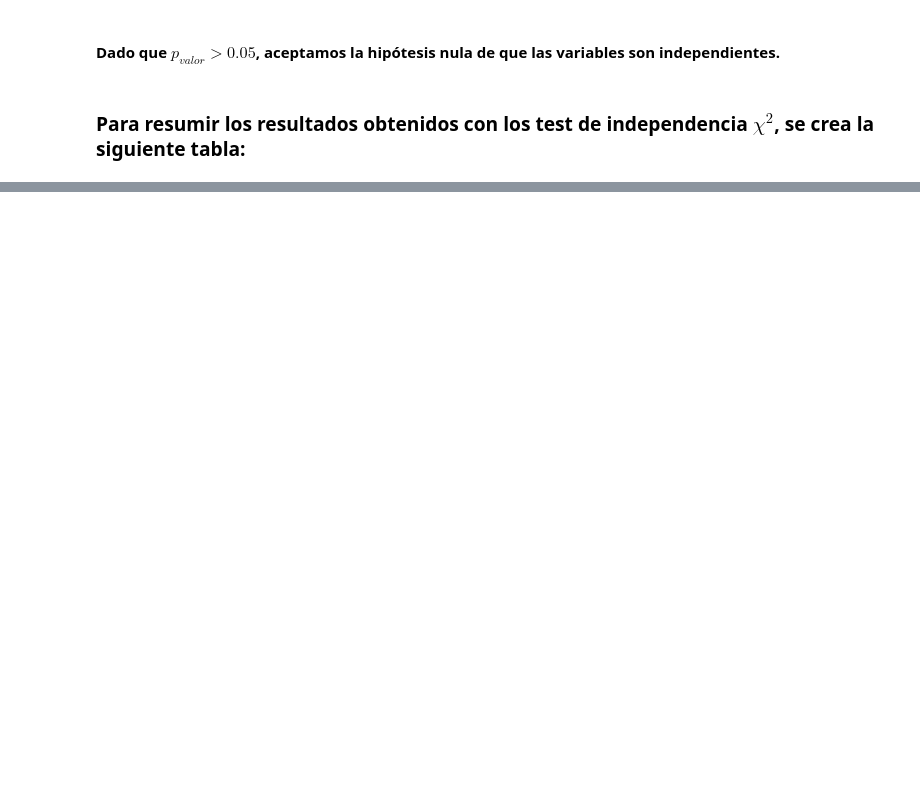
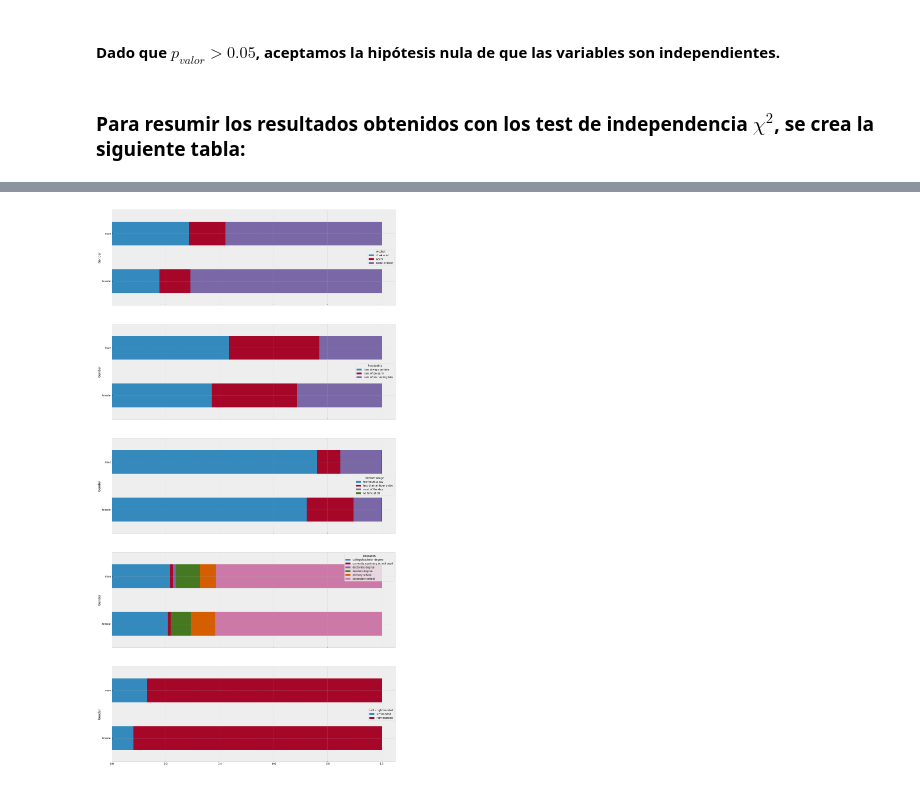
Before and after one commit to tyncho08/DiploDatos, a Jupyter notebook: Laboratorio 2/notebook_laboratorio_2.ipynb, the cells around one changed output, grey strips where cells are left out. Cells and saved outputs as stored; diff of their text form; code cells hidden in the pictures; blank space fills up the shorter version.

Commit message:
Agrego graficos de las variables de interes

```diff
--- a/Laboratorio 2/notebook_laboratorio_2.ipynb
+++ b/Laboratorio 2/notebook_laboratorio_2.ipynb
@@ -479,6 +526,7 @@ if p>0.05:
     print("\nLas variables son INDEPENDIENTES")
 else:
     print("\nLas variables son DEPENDIENTES")
+    var_cat_interest.append('Left - right handed')
 
 del expected, chi2, p, chi_squared_stat, crit, p_value, dof, ex
 # %% [output]
@@ -522,6 +576,7 @@ if p>0.05:
     print("\nLas variables son INDEPENDIENTES")
 else:
     print("\nLas variables son DEPENDIENTES")
+    var_cat_interest.append('Only child')
 
 del expected, chi2, p, chi_squared_stat, crit, p_value, dof, ex
 # %% [output]
@@ -565,6 +626,7 @@ if p>0.05:
     print("\nLas variables son INDEPENDIENTES")
 else:
     print("\nLas variables son DEPENDIENTES")
+    var_cat_interest.append('Village - town')
 
 del expected, chi2, p, chi_squared_stat, crit, p_value, dof, ex
 # %% [output]
@@ -608,6 +676,7 @@ if p>0.05:
     print("\nLas variables son INDEPENDIENTES")
 else:
     print("\nLas variables son DEPENDIENTES")
+    var_cat_interest.append('House - block of flats')
 
 del expected, chi2, p, chi_squared_stat, crit, p_value, dof, ex
 # %% [output]
@@ -643,0 +721,9 @@ display(tabla_independencia)
+# %%
+var_of_interest = 'Gender'
+fig, ax = plt.subplots(nrows = 5, ncols = 1,figsize=(20,40), sharex=True)
+for i in range(5):
+    tab = pd.crosstab(young[var_of_interest], young[var_cat_interest[i]])
+    tab_prop = tab.div(tab.sum(1).astype(float), axis=0)
+    tab_prop.plot(kind="barh", stacked=True, ax=ax[i] )
+# %% [output]
+[figure, added]
```
Also changed, not shown: parts of 26 cells of this notebook.
